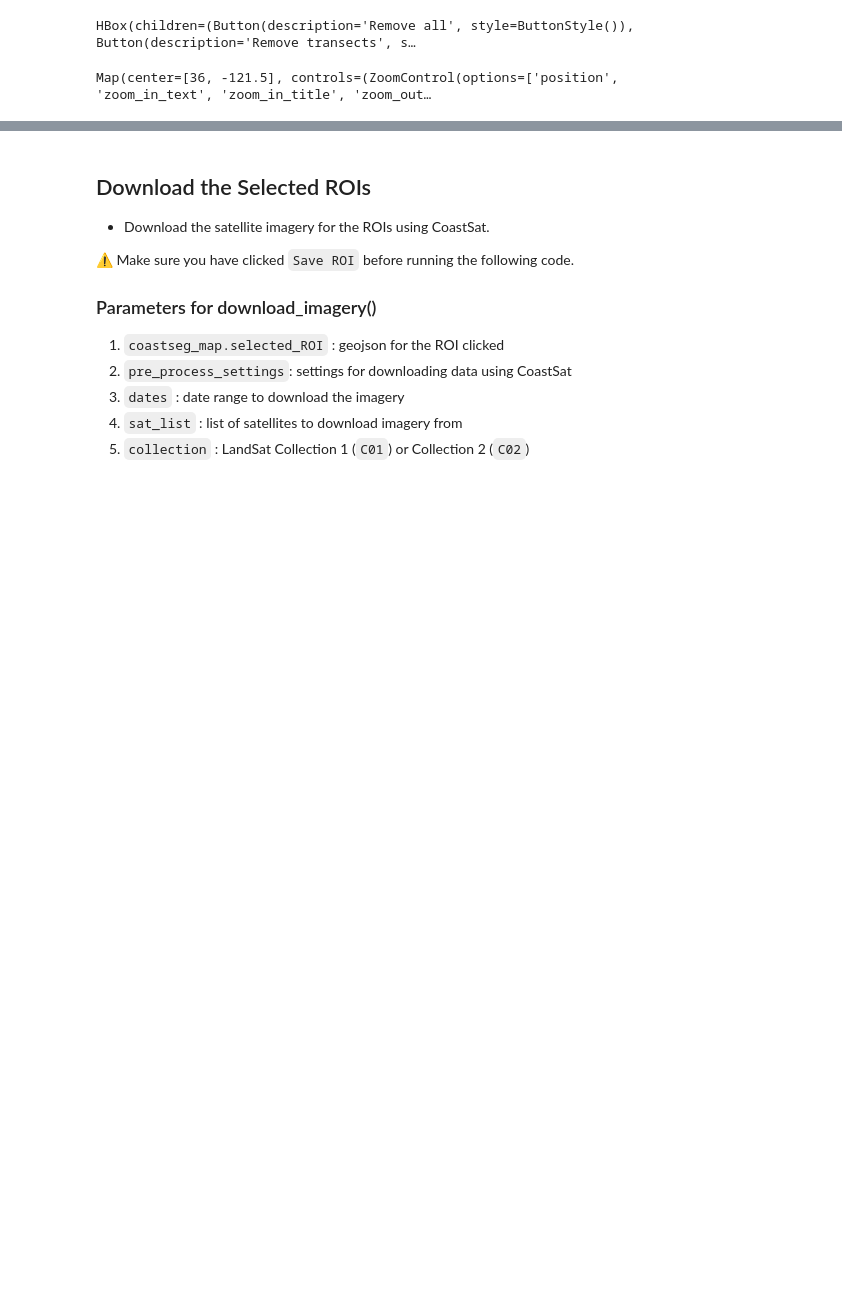
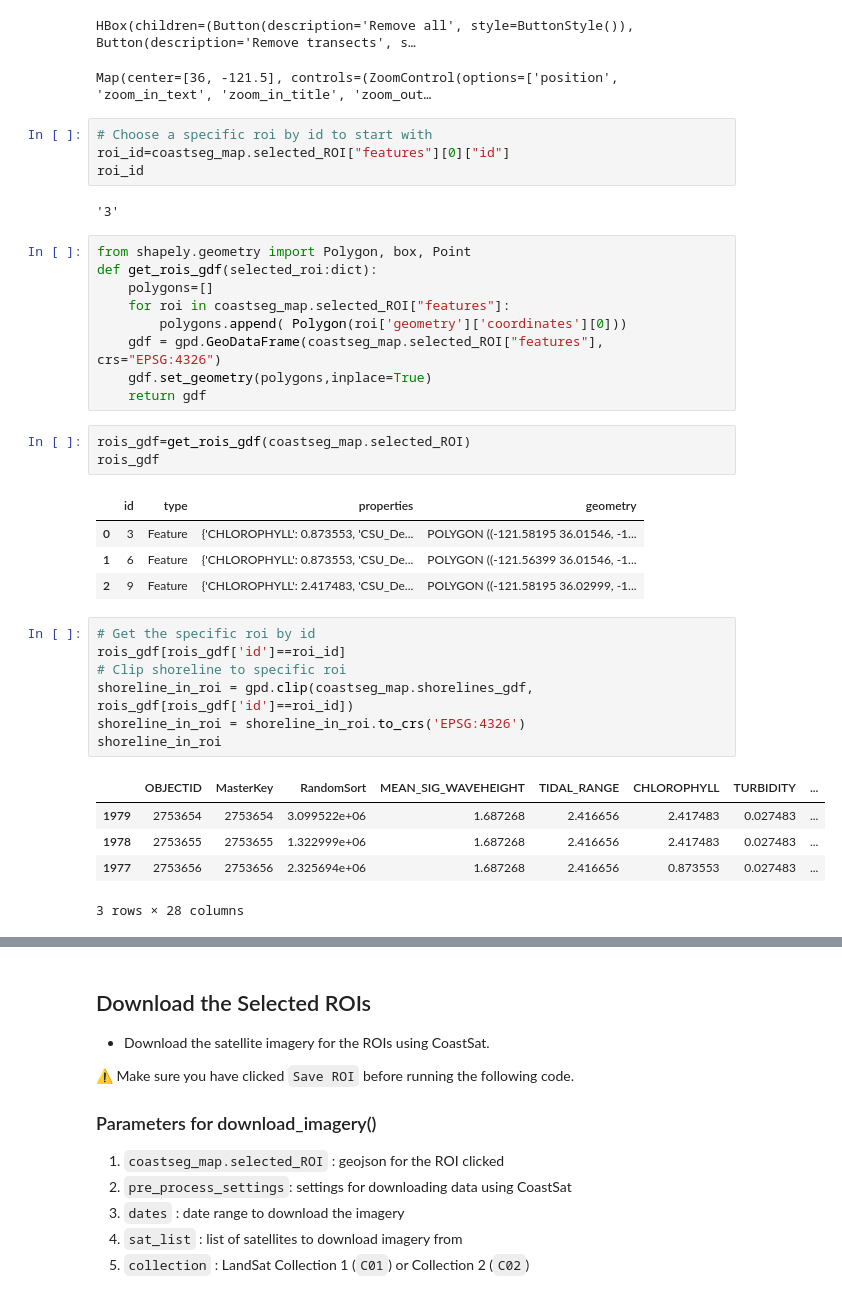
Before and after one commit to SatelliteShorelines/CoastSeg, a Jupyter notebook: app.ipynb, the cells around one changed output, grey strips where cells are left out. Saved outputs shown, nothing was run; the diff lists cells and outputs as text; blank space fills up the shorter version.

Commit message:
work in progress shoreline extraction

```diff
--- a/app.ipynb
+++ b/app.ipynb
@@ -241,3 +244,39 @@ coastseg_map.m
 HBox(children=(Button(description='Load Transects', style=ButtonStyle()), Button(description='Load Shoreline',…
 HBox(children=(Button(description='Remove all', style=ButtonStyle()), Button(description='Remove transects', s…
 Map(center=[36, -121.5], controls=(ZoomControl(options=['position', 'zoom_in_text', 'zoom_in_title', 'zoom_out…
+# %%
+# Choose a specific roi by id to start with
+roi_id=coastseg_map.selected_ROI["features"][0]["id"]
+roi_id
+# %% [output]
+'3'
+# %%
+from shapely.geometry import Polygon, box, Point
+def get_rois_gdf(selected_roi:dict):
+    polygons=[]
+    for roi in coastseg_map.selected_ROI["features"]:
+        polygons.append( Polygon(roi['geometry']['coordinates'][0]))
+    gdf = gpd.GeoDataFrame(coastseg_map.selected_ROI["features"], crs="EPSG:4326")
+    gdf.set_geometry(polygons,inplace=True)
+    return gdf
+# %%
+rois_gdf=get_rois_gdf(coastseg_map.selected_ROI)
+rois_gdf
+# %% [output]
+|  | id | type | properties | geometry |
+| 0 | 3 | Feature | {'CHLOROPHYLL': 0.873553, 'CSU_De... | POLYGON ((-121.58195 36.01546, -1... |
+| 1 | 6 | Feature | {'CHLOROPHYLL': 0.873553, 'CSU_De... | POLYGON ((-121.56399 36.01546, -1... |
+| 2 | 9 | Feature | {'CHLOROPHYLL': 2.417483, 'CSU_De... | POLYGON ((-121.58195 36.02999, -1... |
+# %%
+# Get the specific roi by id
+rois_gdf[rois_gdf['id']==roi_id]
+# Clip shoreline to specific roi
+shoreline_in_roi = gpd.clip(coastseg_map.shorelines_gdf, rois_gdf[rois_gdf['id']==roi_id])
+shoreline_in_roi = shoreline_in_roi.to_crs('EPSG:4326')
+shoreline_in_roi
+# %% [output]
+|  | OBJECTID | MasterKey | RandomSort | MEAN_SIG_WAVEHEIGHT | TIDAL_RANGE | CHLOROPHYLL | TURBIDITY | ... |
+| 1979 | 2753654 | 2753654 | 3.099522e+06 | 1.687268 | 2.416656 | 2.417483 | 0.027483 | ... |
+| 1978 | 2753655 | 2753655 | 1.322999e+06 | 1.687268 | 2.416656 | 2.417483 | 0.027483 | ... |
+| 1977 | 2753656 | 2753656 | 2.325694e+06 | 1.687268 | 2.416656 | 0.873553 | 0.027483 | ... |
+3 rows × 28 columns
```
Also changed, not shown: parts of 16 cells of this notebook, 4 other files.
